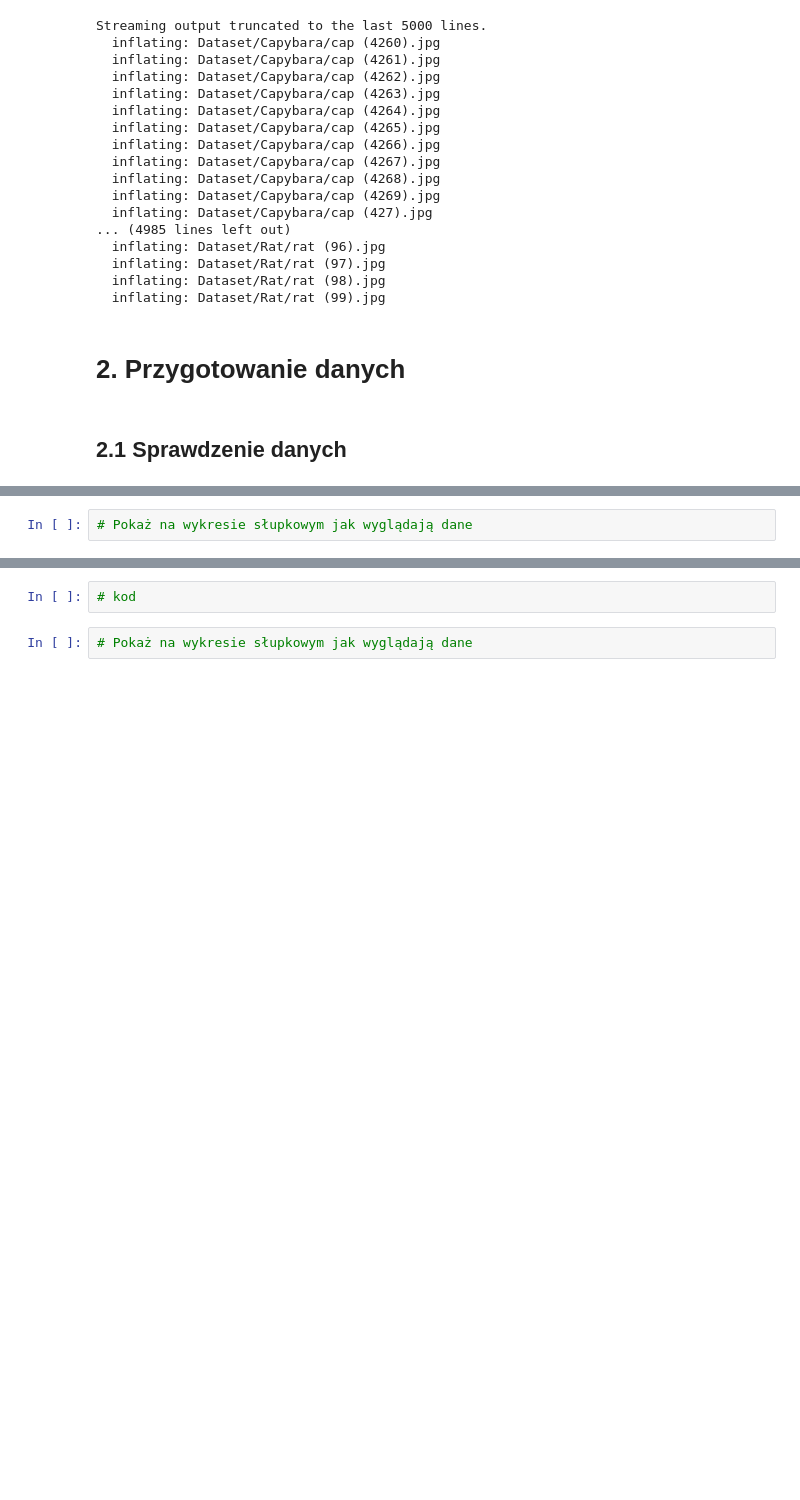
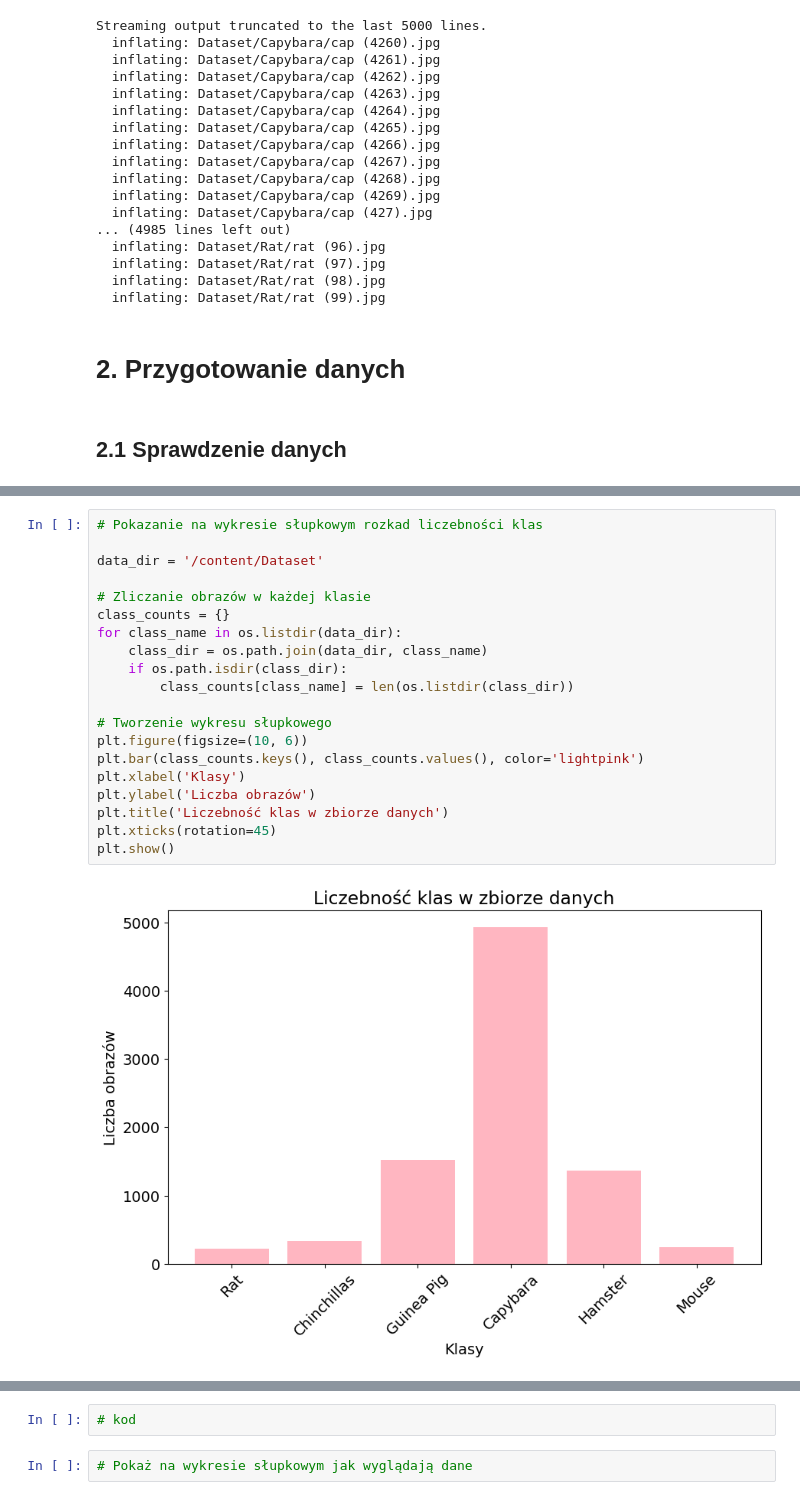
Before and after one commit to Jvlia17/rodents-classification, a Jupyter notebook: Rosegador.ipynb, the cells around one changed output, grey strips where cells are left out. Cells and saved outputs as stored; diff of their text form; blank space fills up the shorter version.

```diff
--- a/Rosegador.ipynb
+++ b/Rosegador.ipynb
@@ -101,5 +102,25 @@ dict_items([('Mouse', 248), ('Guinea Pig', 1520), ('Rat', 222), ('Chinchillas',
-# %%
-# Pokaż na wykresie słupkowym jak wyglądają dane
+# %%
+# Pokazanie na wykresie słupkowym rozkad liczebności klas
+
+data_dir = '/content/Dataset'
+
+# Zliczanie obrazów w każdej klasie
+class_counts = {}
+for class_name in os.listdir(data_dir):
+    class_dir = os.path.join(data_dir, class_name)
+    if os.path.isdir(class_dir):
+        class_counts[class_name] = len(os.listdir(class_dir))
+
+# Tworzenie wykresu słupkowego
+plt.figure(figsize=(10, 6))
+plt.bar(class_counts.keys(), class_counts.values(), color='lightpink')
+plt.xlabel('Klasy')
+plt.ylabel('Liczba obrazów')
+plt.title('Liczebność klas w zbiorze danych')
+plt.xticks(rotation=45)
+plt.show()
+# %% [output]
+[figure, added]
 # %%
 # Wyświetlenie randomowego obrazu z każdego folderu
 
```
Also changed, not shown: parts of 30 cells of this notebook.
